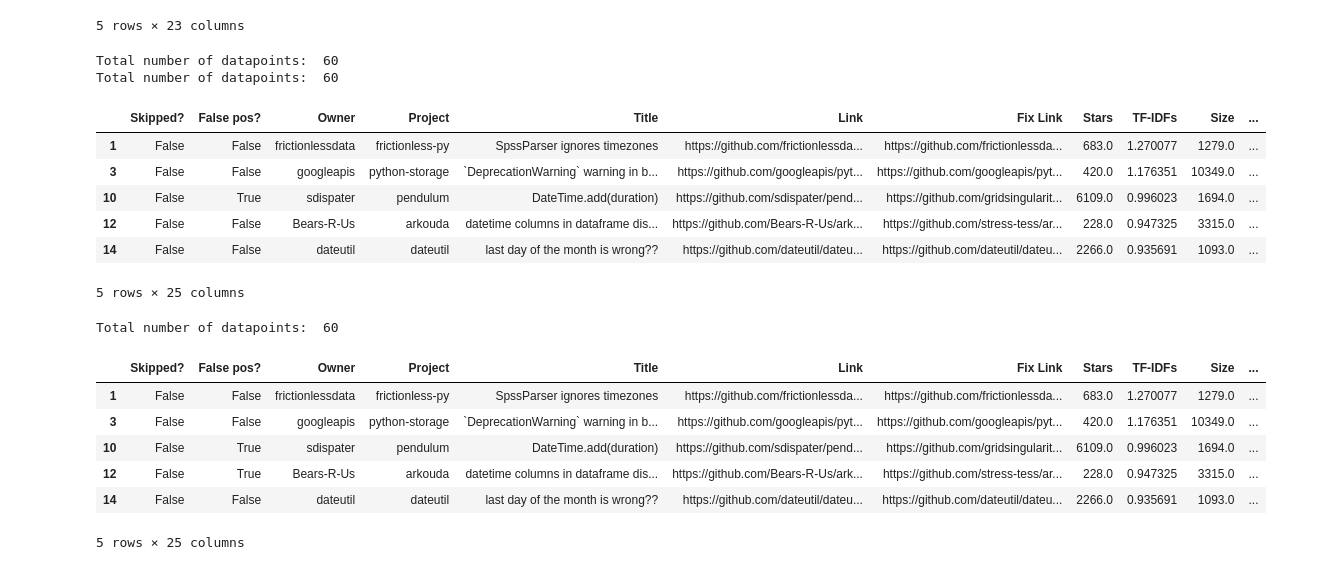
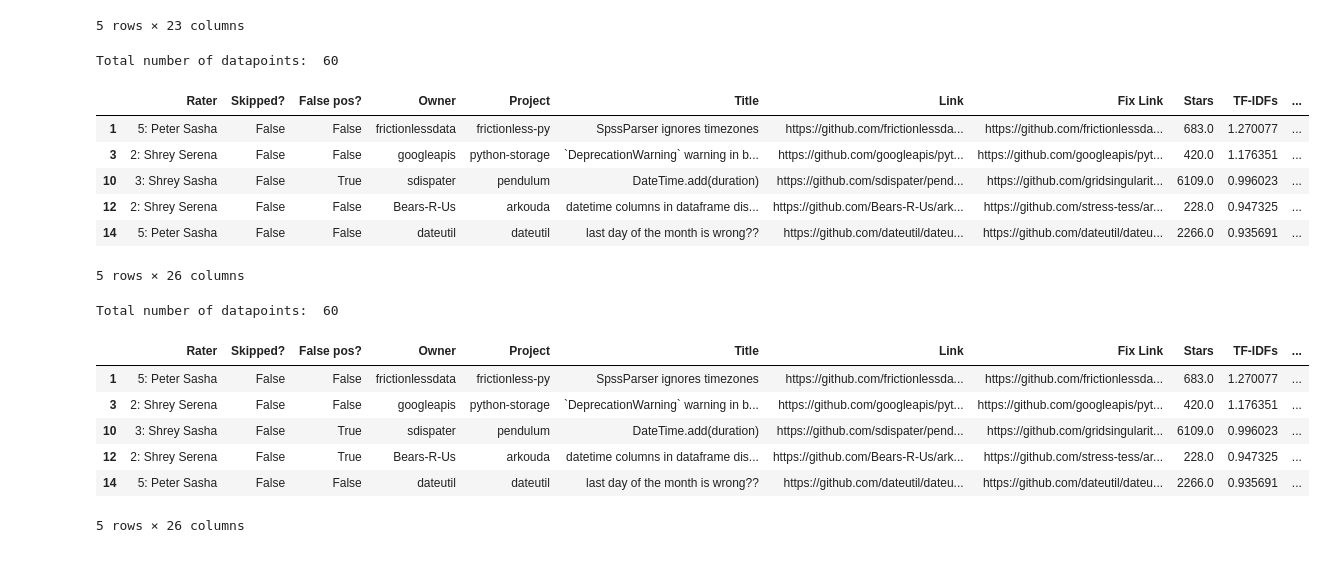
Before and after one commit to cmu-pasta/date-time, a Jupyter notebook: analysis/post_process.ipynb, the cells around one changed output. Saved outputs shown, nothing was run; the diff lists cells and outputs as text; code cells hidden in the pictures.

```diff
--- a/analysis/post_process.ipynb
+++ b/analysis/post_process.ipynb
@@ -241,43 +230,42 @@ df = pd.read_csv('./data/bugs_analysis_rater_1.tsv', sep='\t')
 df = df[(df['Testing?'] == True)]
 
 # Drop irrelevant columns
-df = df.drop(columns=['Make Benchmark?', 'Associated Benchmark', 'Rater', 'Training?', 'Testing?', 'Set 3?', 'Real Testing?', 'Description', 'Comments'])
+df = df.drop(columns=['Make Benchmark?', 'Associated Benchmark', 'Training?', 'Testing?', 'Set 3?', 'Real Testing?', 'Description', 'Comments'])
 
 print("Total number of datapoints: ", len(df))
 df.head()
 # %% [output]
 Total number of datapoints:  60
-Total number of datapoints:  60
-|  | Skipped? | False pos? | Owner | Project | Title | Link | Fix Link | Stars | TF-IDFs | Size | ... |
-| 1 | False | False | frictionlessdata | frictionless-py | SpssParser ignores timezones | https://github.com/frictionlessda... | https://github.com/frictionlessda... | 683.0 | 1.270077 | 1279.0 | ... |
-| 3 | False | False | googleapis | python-storage | `DeprecationWarning` warning in b... | https://github.com/googleapis/pyt... | https://github.com/googleapis/pyt... | 420.0 | 1.176351 | 10349.0 | ... |
-| 10 | False | True | sdispater | pendulum | DateTime.add(duration) | https://github.com/sdispater/pend... | https://github.com/gridsingularit... | 6109.0 | 0.996023 | 1694.0 | ... |
-| 12 | False | False | Bears-R-Us | arkouda | datetime columns in dataframe dis... | https://github.com/Bears-R-Us/ark... | https://github.com/stress-tess/ar... | 228.0 | 0.947325 | 3315.0 | ... |
-| 14 | False | False | dateutil | dateutil | last day of the month is wrong?? | https://github.com/dateutil/dateu... | https://github.com/dateutil/dateu... | 2266.0 | 0.935691 | 1093.0 | ... |
+|  | Rater | Skipped? | False pos? | Owner | Project | Title | Link | Fix Link | Stars | TF-IDFs | ... |
+| 1 | 5: Peter Sasha | False | False | frictionlessdata | frictionless-py | SpssParser ignores timezones | https://github.com/frictionlessda... | https://github.com/frictionlessda... | 683.0 | 1.270077 | ... |
+| 3 | 2: Shrey Serena | False | False | googleapis | python-storage | `DeprecationWarning` warning in b... | https://github.com/googleapis/pyt... | https://github.com/googleapis/pyt... | 420.0 | 1.176351 | ... |
+| 10 | 3: Shrey Sasha | False | True | sdispater | pendulum | DateTime.add(duration) | https://github.com/sdispater/pend... | https://github.com/gridsingularit... | 6109.0 | 0.996023 | ... |
+| 12 | 2: Shrey Serena | False | False | Bears-R-Us | arkouda | datetime columns in dataframe dis... | https://github.com/Bears-R-Us/ark... | https://github.com/stress-tess/ar... | 228.0 | 0.947325 | ... |
+| 14 | 5: Peter Sasha | False | False | dateutil | dateutil | last day of the month is wrong?? | https://github.com/dateutil/dateu... | https://github.com/dateutil/dateu... | 2266.0 | 0.935691 | ... |
-5 rows × 25 columns
+5 rows × 26 columns
 # %%
 # write it to a file
 df.to_csv('./data/bugs_analysis_rater_1.tsv', sep='\t', index=False)
 # %%
 df = pd.read_csv('./data/bugs_analysis_rater_2.tsv', sep='\t')
 
 # Filter out rows that are not relevant
 df = df[(df['Testing?'] == True)]
 
 # Drop irrelevant columns
-df = df.drop(columns=['Make Benchmark?', 'Associated Benchmark', 'Rater', 'Training?', 'Testing?', 'Set 3?', 'Real Testing?', 'Description', 'Comments'])
+df = df.drop(columns=['Make Benchmark?', 'Associated Benchmark', 'Training?', 'Testing?', 'Set 3?', 'Real Testing?', 'Description', 'Comments'])
 
 print("Total number of datapoints: ", len(df))
 df.head()
 # %% [output]
 Total number of datapoints:  60
-|  | Skipped? | False pos? | Owner | Project | Title | Link | Fix Link | Stars | TF-IDFs | Size | ... |
-| 1 | False | False | frictionlessdata | frictionless-py | SpssParser ignores timezones | https://github.com/frictionlessda... | https://github.com/frictionlessda... | 683.0 | 1.270077 | 1279.0 | ... |
-| 3 | False | False | googleapis | python-storage | `DeprecationWarning` warning in b... | https://github.com/googleapis/pyt... | https://github.com/googleapis/pyt... | 420.0 | 1.176351 | 10349.0 | ... |
-| 10 | False | True | sdispater | pendulum | DateTime.add(duration) | https://github.com/sdispater/pend... | https://github.com/gridsingularit... | 6109.0 | 0.996023 | 1694.0 | ... |
-| 12 | False | True | Bears-R-Us | arkouda | datetime columns in dataframe dis... | https://github.com/Bears-R-Us/ark... | https://github.com/stress-tess/ar... | 228.0 | 0.947325 | 3315.0 | ... |
-| 14 | False | False | dateutil | dateutil | last day of the month is wrong?? | https://github.com/dateutil/dateu... | https://github.com/dateutil/dateu... | 2266.0 | 0.935691 | 1093.0 | ... |
+|  | Rater | Skipped? | False pos? | Owner | Project | Title | Link | Fix Link | Stars | TF-IDFs | ... |
+| 1 | 5: Peter Sasha | False | False | frictionlessdata | frictionless-py | SpssParser ignores timezones | https://github.com/frictionlessda... | https://github.com/frictionlessda... | 683.0 | 1.270077 | ... |
+| 3 | 2: Shrey Serena | False | False | googleapis | python-storage | `DeprecationWarning` warning in b... | https://github.com/googleapis/pyt... | https://github.com/googleapis/pyt... | 420.0 | 1.176351 | ... |
+| 10 | 3: Shrey Sasha | False | True | sdispater | pendulum | DateTime.add(duration) | https://github.com/sdispater/pend... | https://github.com/gridsingularit... | 6109.0 | 0.996023 | ... |
+| 12 | 2: Shrey Serena | False | True | Bears-R-Us | arkouda | datetime columns in dataframe dis... | https://github.com/Bears-R-Us/ark... | https://github.com/stress-tess/ar... | 228.0 | 0.947325 | ... |
+| 14 | 5: Peter Sasha | False | False | dateutil | dateutil | last day of the month is wrong?? | https://github.com/dateutil/dateu... | https://github.com/dateutil/dateu... | 2266.0 | 0.935691 | ... |
-5 rows × 25 columns
+5 rows × 26 columns
 # %%
 # write it to a file
 df.to_csv('./data/bugs_analysis_rater_2.tsv', sep='\t', index=False)
```
Also changed, not shown: parts of 2 cells of this notebook, 25 other files.
